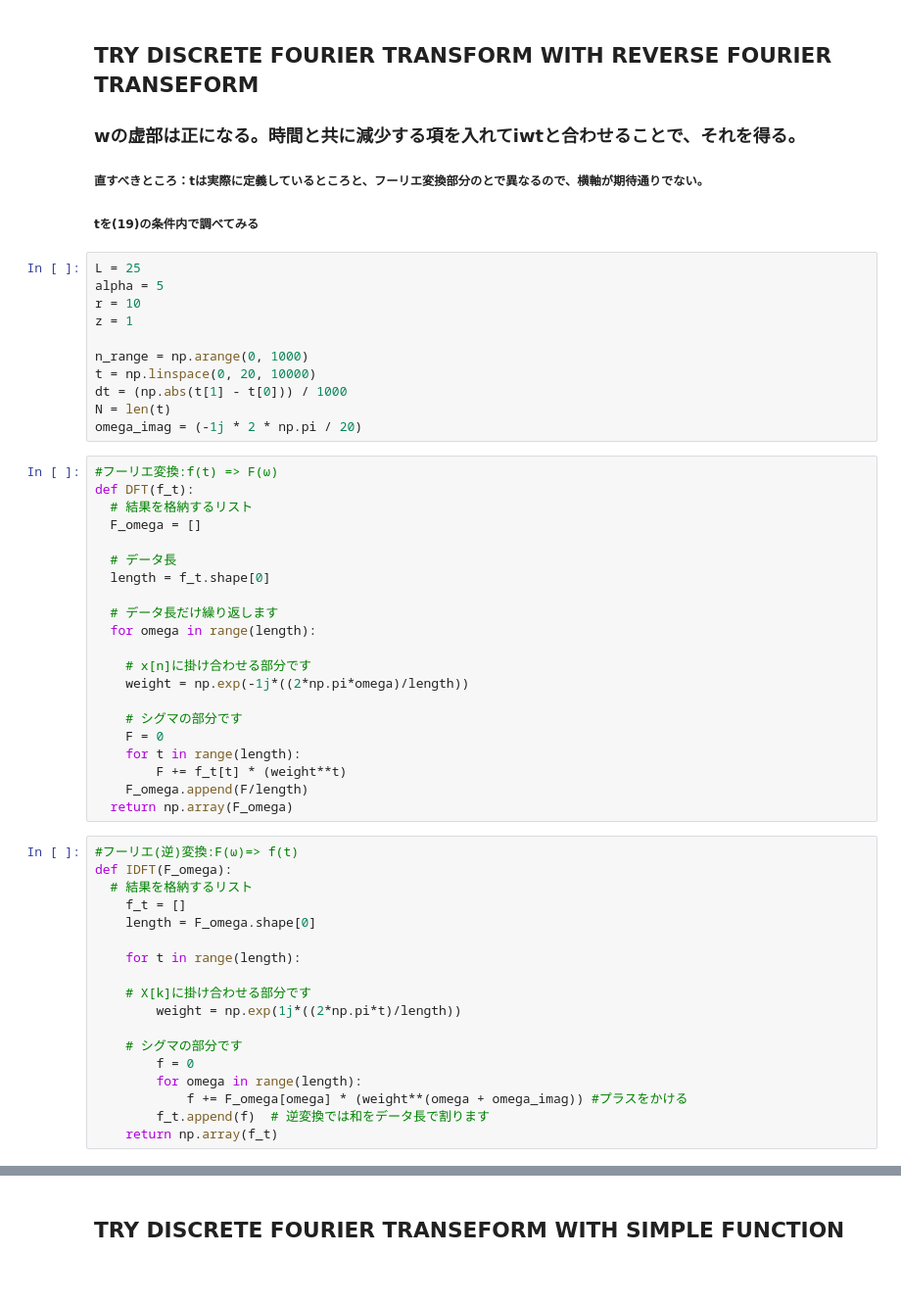
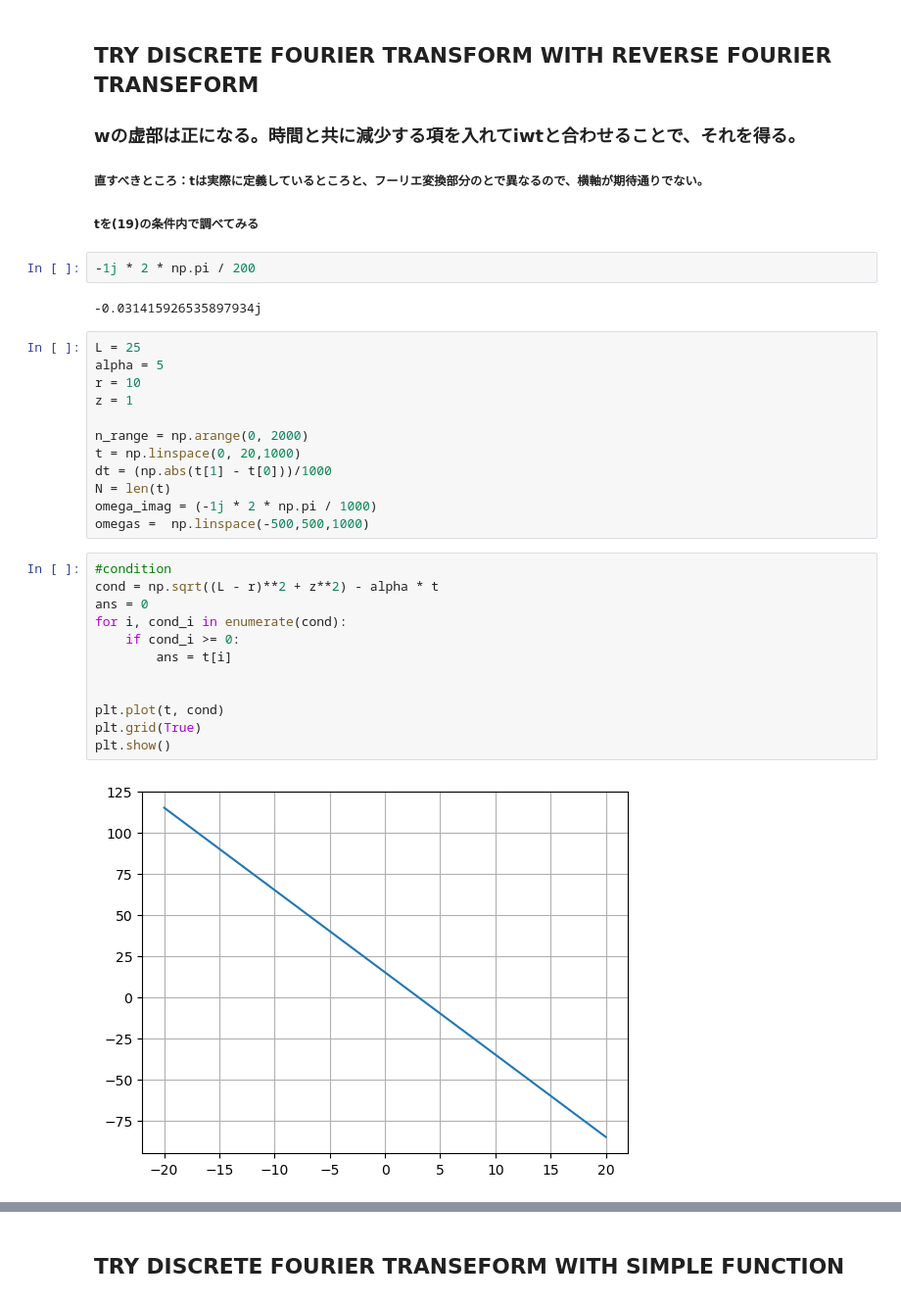
Before and after one commit to SKvr-46/Wavenumber_Spectrum, a Jupyter notebook: Untitled.ipynb, the cells around one changed output, grey strips where cells are left out. Shown at 98% size. Drawn from its saved outputs; the diff is of its cells as text; blank space fills up the shorter version.

```diff
--- a/Untitled.ipynb
+++ b/Untitled.ipynb
@@ -10,53 +10,33 @@ import math
 
 ##### 直すべきところ：tは実際に定義しているところと、フーリエ変換部分のとで異なるので、横軸が期待通りでない。
 ##### tを(19)の条件内で調べてみる
+# %%
+-1j * 2 * np.pi / 200
+# %% [output]
+-0.031415926535897934j
 # %%
 L = 25
 alpha = 5
 r = 10
 z = 1
 
-n_range = np.arange(0, 1000)
-t = np.linspace(0, 20, 10000)
-dt = (np.abs(t[1] - t[0])) / 1000
+n_range = np.arange(0, 2000)
+t = np.linspace(0, 20,1000)
+dt = (np.abs(t[1] - t[0]))/1000
 N = len(t)
-omega_imag = (-1j * 2 * np.pi / 20)
+omega_imag = (-1j * 2 * np.pi / 1000)
+omegas =  np.linspace(-500,500,1000)
-# %%
-#フーリエ変換:f(t) => F(ω)
-def DFT(f_t):
-  # 結果を格納するリスト
-  F_omega = []
-
-  # データ長
-  length = f_t.shape[0]
-
-  # データ長だけ繰り返します
-  for omega in range(length):
-
-    # x[n]に掛け合わせる部分です
-    weight = np.exp(-1j*((2*np.pi*omega)/length))
-
-    # シグマの部分です
-    F = 0
-    for t in range(length):
-        F += f_t[t] * (weight**t)
-    F_omega.append(F/length)
-  return np.array(F_omega)
-# %%
-#フーリエ(逆)変換:F(ω)=> f(t)
-def IDFT(F_omega):
-  # 結果を格納するリスト
-    f_t = []
-    length = F_omega.shape[0]
-
-    for t in range(length):
-
-    # X[k]に掛け合わせる部分です
-        weight = np.exp(1j*((2*np.pi*t)/length))
-
-    # シグマの部分です
-        f = 0
-        for omega in range(length):
-            f += F_omega[omega] * (weight**(omega + omega_imag)) #プラスをかける
-        f_t.append(f)  # 逆変換では和をデータ長で割ります
-    return np.array(f_t)
+# %%
+#condition
+cond = np.sqrt((L - r)**2 + z**2) - alpha * t
+ans = 0
+for i, cond_i in enumerate(cond):
+    if cond_i >= 0:
+        ans = t[i]
+
+
+plt.plot(t, cond)
+plt.grid(True)
+plt.show()
+# %% [output]
+[figure, added]
```
Also changed, not shown: parts of 14 cells of this notebook.
